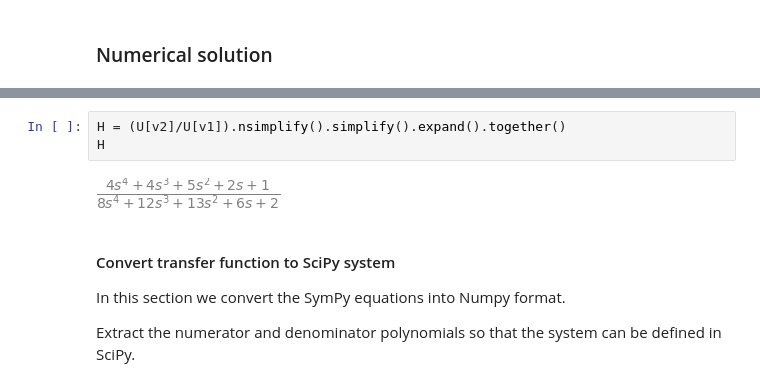
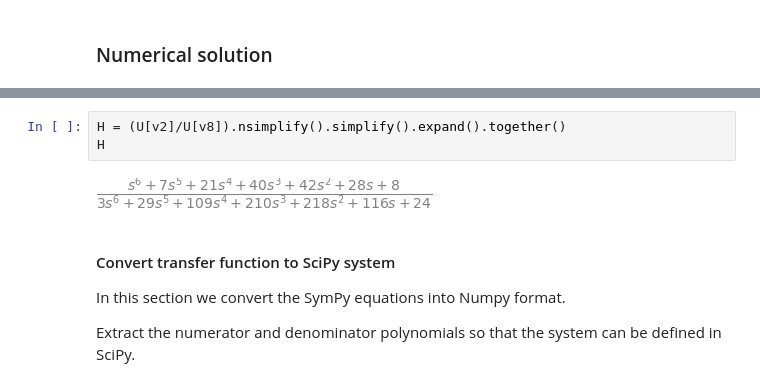
Before and after one commit to Tiburonboy/Symbolic-Modified-Nodal-Analysis-using-Python, a Jupyter notebook: backup/Pi-Filter.ipynb, the cells around one changed output, grey strips where cells are left out. Saved outputs shown, nothing was run; the diff lists cells and outputs as text.

```diff
--- a/backup/Pi-Filter.ipynb
+++ b/backup/Pi-Filter.ipynb
@@ -513,8 +374,8 @@ $v_{1} = \frac{8.0 s^{6} + 20.0 s^{5} + 33.0 s^{4} + 31.0 s^{3} + 21.0 s^{2} + 8
 # %%
-H = (U[v2]/U[v1]).nsimplify().simplify().expand().together()
+H = (U[v2]/U[v8]).nsimplify().simplify().expand().together()
 H
 # %% [output]
-[figure, old version]
+[figure, new version]
 # %% [markdown]
 #### Convert transfer function to SciPy system
 In this section we convert the SymPy equations into Numpy format.
```
Also changed, not shown: parts of 138 cells of this notebook, 10 other files.
